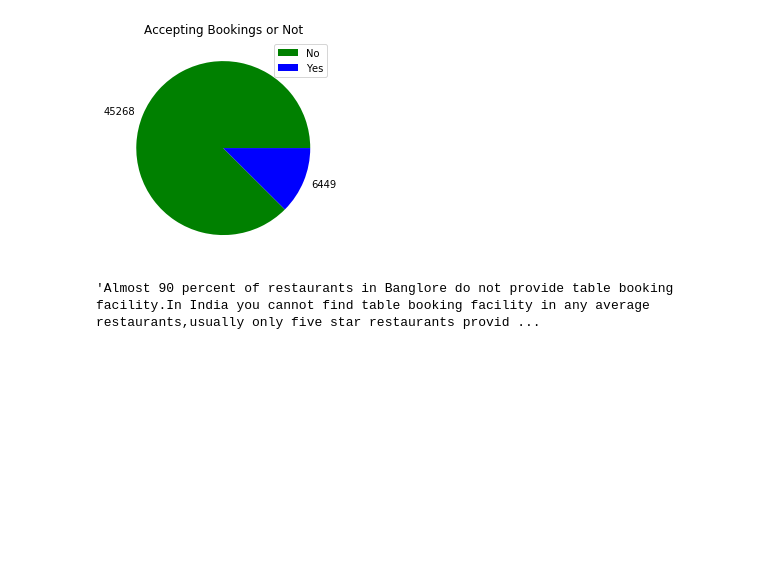
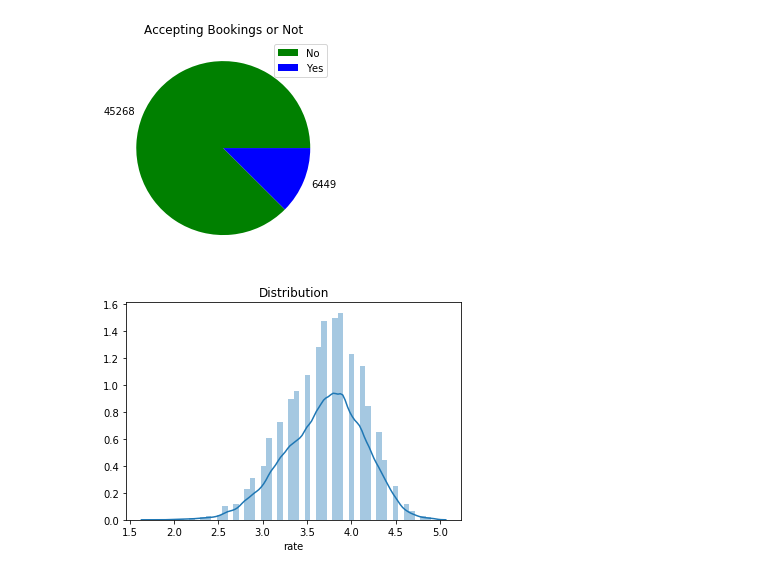
Before and after one commit to robinsaheb/ResturantReviews, a Jupyter notebook: Zomato Notebook.ipynb, the cells around one changed output. Drawn from its saved outputs; the diff is of its cells as text; code cells hidden in the pictures; blank space fills up the shorter version.

Commit message:
Update Visualization

```diff
--- a/Zomato Notebook.ipynb
+++ b/Zomato Notebook.ipynb
@@ -62,7 +62,17 @@ plt.show()
 # %% [output]
 [figure]
 # %%
-"""Almost 90 percent of restaurants in Banglore do not provide table booking facility.\
-In India you cannot find table booking facility in any average restaurants,usually only five star restaurants provides table booking."""
+#Almost 90 percent of restaurants in Banglore do not provide table booking facility.
+#In India you cannot find table booking facility in any average restaurants,usually only five star restaurants
+#provides table booking.
-# %% [output]
-'Almost 90 percent of restaurants in Banglore do not provide table booking facility.In India you cannot find table booking facility in any average restaurants,usually only five star restaurants provid ...
+# %%
+# Looking at the distribution of the ratings
+ratings = zomato['rate'].dropna()
+# Preparing the data for visualization
+ratings=ratings.apply(lambda x: float(x.split('/')[0]) if len(x)>3 else np.nan).dropna()
+#Making a distplot
+sns.distplot(ratings)
+plt.title('Distribution')
+plt.show()
+# %% [output]
+[figure, added]
```
Also changed, not shown: parts of 5 cells of this notebook.
